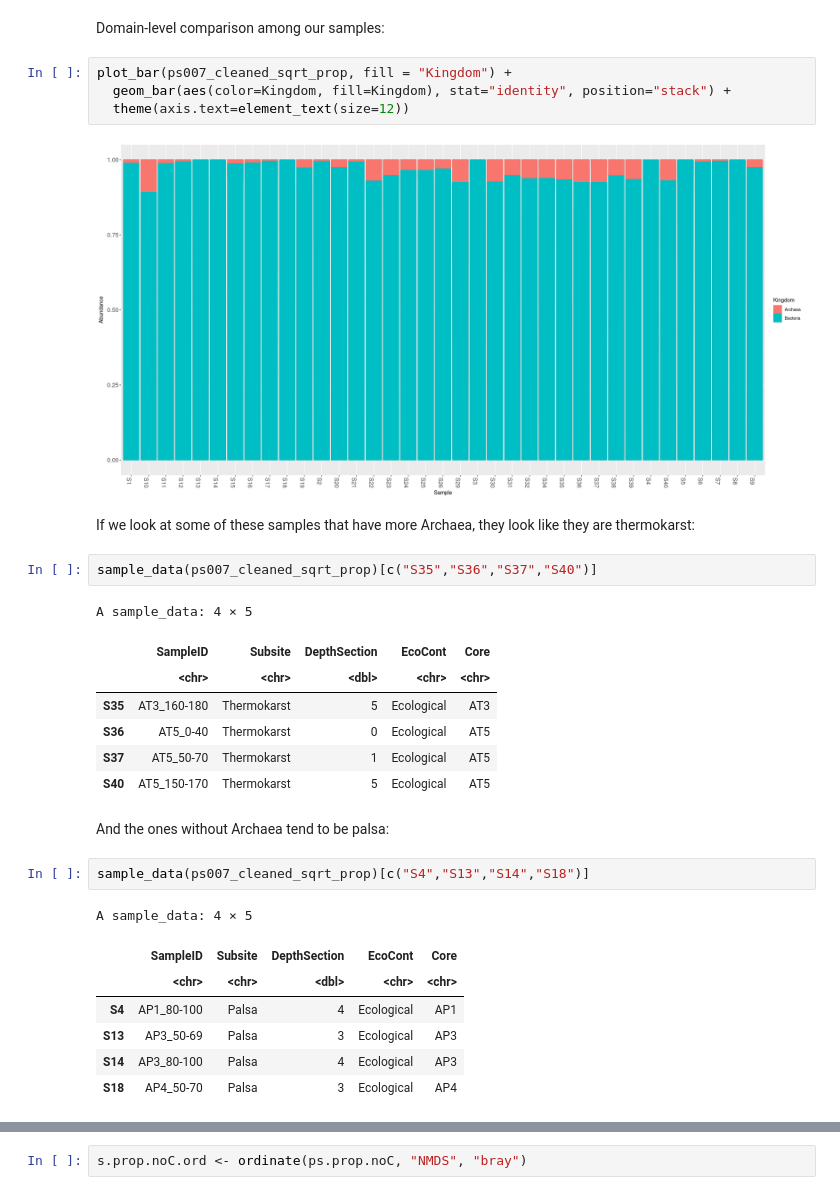
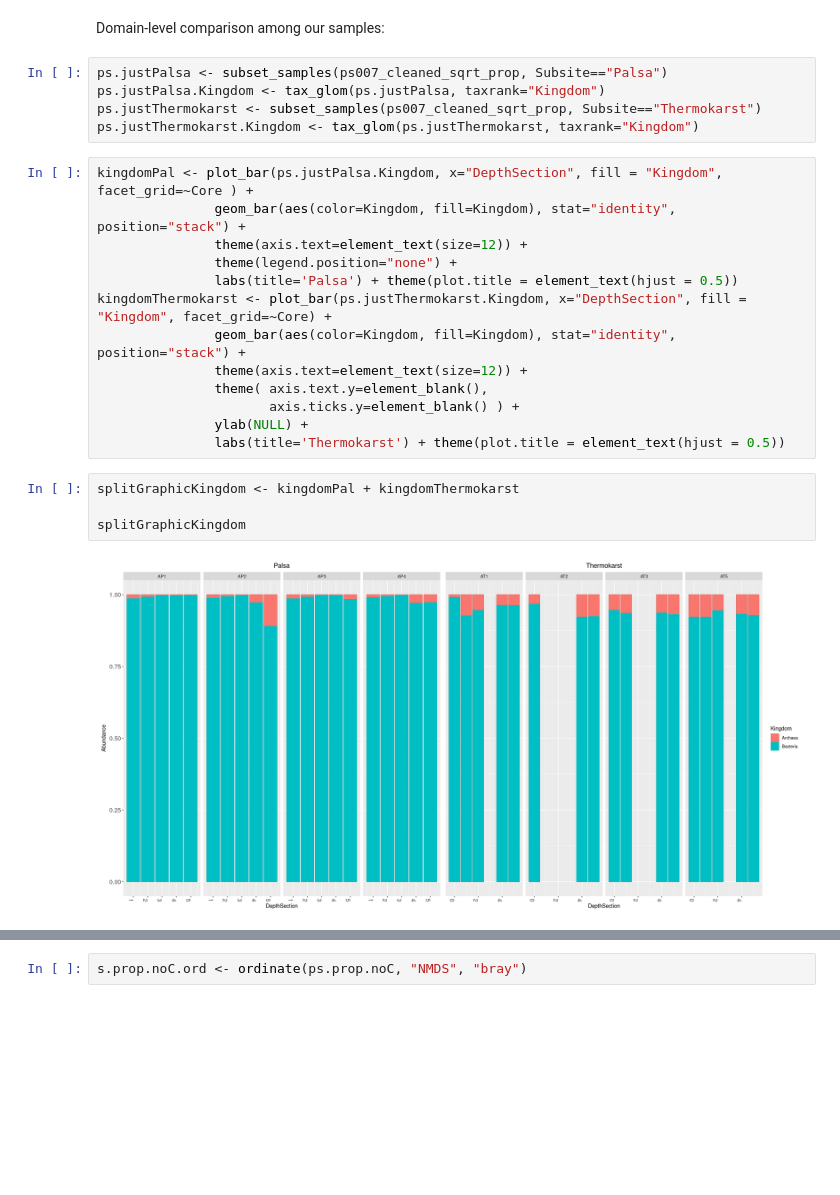
Before and after one commit to danchurch/sphagnumCUEmetabarcoding, a Jupyter notebook: sequenceAnalysis/firstLookPeat16s.ipynb, the cells around one changed output, grey strips where cells are left out. Saved outputs shown, nothing was run; the diff lists cells and outputs as text; blank space fills up the shorter version.

```diff
--- a/sequenceAnalysis/firstLookPeat16s.ipynb
+++ b/sequenceAnalysis/firstLookPeat16s.ipynb
@@ -448,32 +442,26 @@ refseq()      DNAStringSet:      [ 3570 reference sequences ]
 # %% [markdown]
 Domain-level comparison among our samples:
 # %%
-plot_bar(ps007_cleaned_sqrt_prop, fill = "Kingdom") +
-  geom_bar(aes(color=Kingdom, fill=Kingdom), stat="identity", position="stack") +
-  theme(axis.text=element_text(size=12))
+ps.justPalsa <- subset_samples(ps007_cleaned_sqrt_prop, Subsite=="Palsa")
+ps.justPalsa.Kingdom <- tax_glom(ps.justPalsa, taxrank="Kingdom")
+ps.justThermokarst <- subset_samples(ps007_cleaned_sqrt_prop, Subsite=="Thermokarst")
+ps.justThermokarst.Kingdom <- tax_glom(ps.justThermokarst, taxrank="Kingdom")
-# %% [output]
-[figure, removed]
-# %% [markdown]
-If we look at some of these samples that have more Archaea, they look like they are thermokarst:
-# %%
-sample_data(ps007_cleaned_sqrt_prop)[c("S35","S36","S37","S40")]
-# %% [output]
-A sample_data: 4 × 5
-|  | SampleID | Subsite | DepthSection | EcoCont | Core |
-|  | <chr> | <chr> | <dbl> | <chr> | <chr> |
-| S35 | AT3_160-180 | Thermokarst | 5 | Ecological | AT3 |
-| S36 | AT5_0-40 | Thermokarst | 0 | Ecological | AT5 |
-| S37 | AT5_50-70 | Thermokarst | 1 | Ecological | AT5 |
-| S40 | AT5_150-170 | Thermokarst | 5 | Ecological | AT5 |
-# %% [markdown]
-And the ones without Archaea tend to be palsa:
-# %%
-sample_data(ps007_cleaned_sqrt_prop)[c("S4","S13","S14","S18")]
-# %% [output]
-A sample_data: 4 × 5
-|  | SampleID | Subsite | DepthSection | EcoCont | Core |
-|  | <chr> | <chr> | <dbl> | <chr> | <chr> |
-| S4 | AP1_80-100 | Palsa | 4 | Ecological | AP1 |
-| S13 | AP3_50-69 | Palsa | 3 | Ecological | AP3 |
-| S14 | AP3_80-100 | Palsa | 4 | Ecological | AP3 |
-| S18 | AP4_50-70 | Palsa | 3 | Ecological | AP4 |
+# %%
+kingdomPal <- plot_bar(ps.justPalsa.Kingdom, x="DepthSection", fill = "Kingdom", facet_grid=~Core ) +
+               geom_bar(aes(color=Kingdom, fill=Kingdom), stat="identity", position="stack") +
+               theme(axis.text=element_text(size=12)) +
+               theme(legend.position="none") +
+               labs(title='Palsa') + theme(plot.title = element_text(hjust = 0.5))
+kingdomThermokarst <- plot_bar(ps.justThermokarst.Kingdom, x="DepthSection", fill = "Kingdom", facet_grid=~Core) +
+               geom_bar(aes(color=Kingdom, fill=Kingdom), stat="identity", position="stack") +
+               theme(axis.text=element_text(size=12)) +
+               theme( axis.text.y=element_blank(),
+                      axis.ticks.y=element_blank() ) +
+               ylab(NULL) +
+               labs(title='Thermokarst') + theme(plot.title = element_text(hjust = 0.5))
+# %%
+splitGraphicKingdom <- kingdomPal + kingdomThermokarst
+
+splitGraphicKingdom
+# %% [output]
+[figure, added]
```
Also changed, not shown: parts of 14 cells of this notebook, 4 other files.
